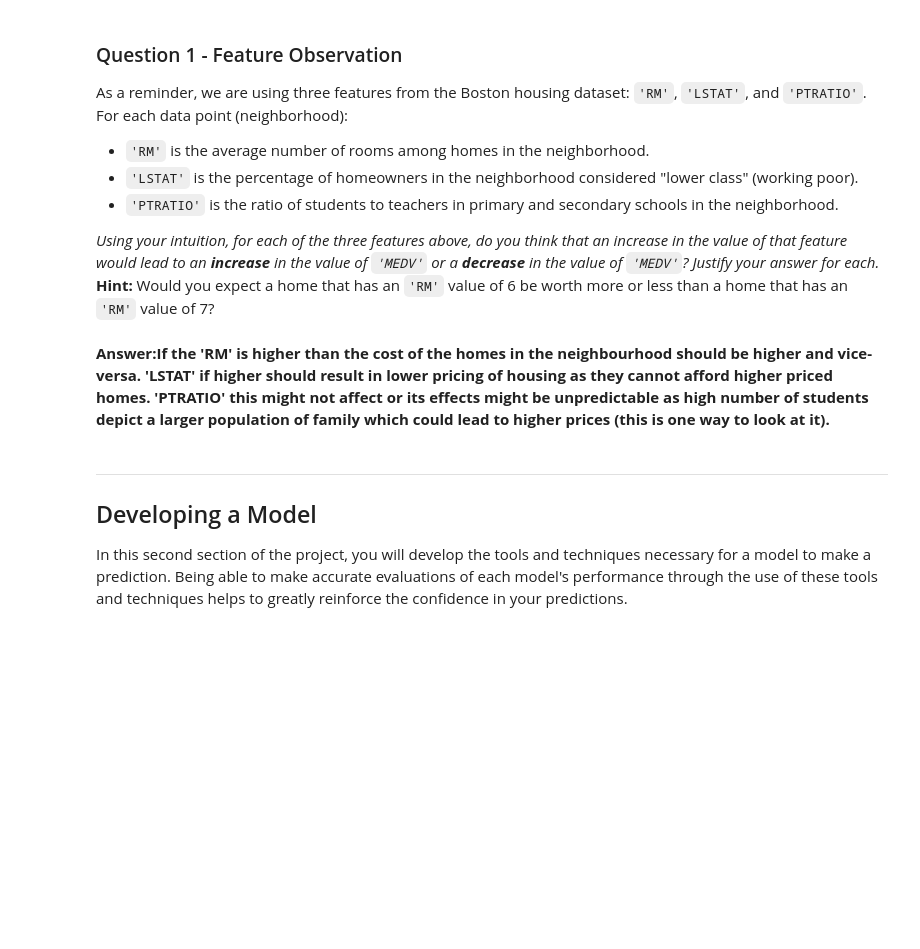
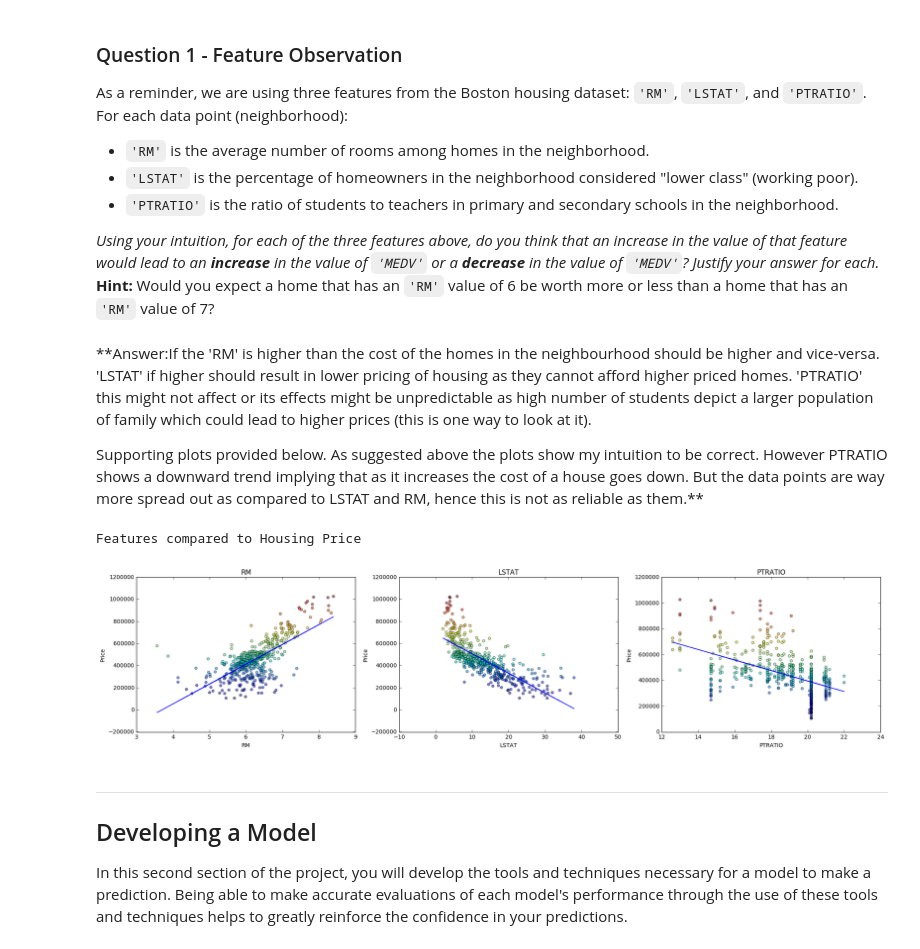
Before and after one commit to finalelement/udacity_nd_ml, a Jupyter notebook: boston_housing/boston_housing.ipynb, the cells around one changed output. Saved outputs shown, nothing was run; the diff lists cells and outputs as text; code cells hidden in the pictures; blank space fills up the shorter version.

```diff
--- a/boston_housing/boston_housing.ipynb
+++ b/boston_housing/boston_housing.ipynb
@@ -111,7 +95,32 @@ As a reminder, we are using three features from the Boston housing dataset: `'RM
 _Using your intuition, for each of the three features above, do you think that an increase in the value of that feature would lead to an **increase** in the value of `'MEDV'` or a **decrease** in the value of `'MEDV'`? Justify your answer for each._
 **Hint:** Would you expect a home that has an `'RM'` value of 6 be worth more or less than a home that has an `'RM'` value of 7?
 # %% [markdown]
-**Answer:If the 'RM' is higher than the cost of the homes in the neighbourhood should be higher and vice-versa. 'LSTAT' if higher should result in lower pricing of housing as they cannot afford higher priced homes. 'PTRATIO' this might not affect or its effects might be unpredictable as high number of students depict a larger population of family which could lead to higher prices (this is one way to look at it).**
+**Answer:If the 'RM' is higher than the cost of the homes in the neighbourhood should be higher and vice-versa. 'LSTAT' if higher should result in lower pricing of housing as they cannot afford higher priced homes. 'PTRATIO' this might not affect or its effects might be unpredictable as high number of students depict a larger population of family which could lead to higher prices (this is one way to look at it).
+
+Supporting plots provided below. As suggested above the plots show my intuition to be correct. However PTRATIO shows a downward trend implying that as it increases the cost of a house goes down. But the data points are way more spread out as compared to LSTAT and RM, hence this is not as reliable as them.**
+# %%
+from sklearn.linear_model import LinearRegression
+from matplotlib import pyplot as plt
+
+sub_plot = range(131, 131 + 3)
+
+print 'Features compared to Housing Price'
+fig = plt.figure(figsize=(24, 5))
+
+reg = LinearRegression()
+for i, feat in enumerate(['RM','LSTAT','PTRATIO']):
+    single_feat = data[feat].reshape(-1,1)
+    reg.fit(single_feat, prices)
+    plt.subplot(sub_plot[i])
+    plt.plot(single_feat, reg.predict(single_feat))
+    plt.scatter(data[feat], prices, alpha=0.5, c=prices )
+    plt.title(feat)
+    plt.xlabel(feat)
+    plt.ylabel('Price')
+    plt.show
+# %% [output]
+Features compared to Housing Price
+[figure, added]
 # %% [markdown]
 ----
 
```
Also changed, not shown: parts of 12 cells of this notebook, 1 other file.
